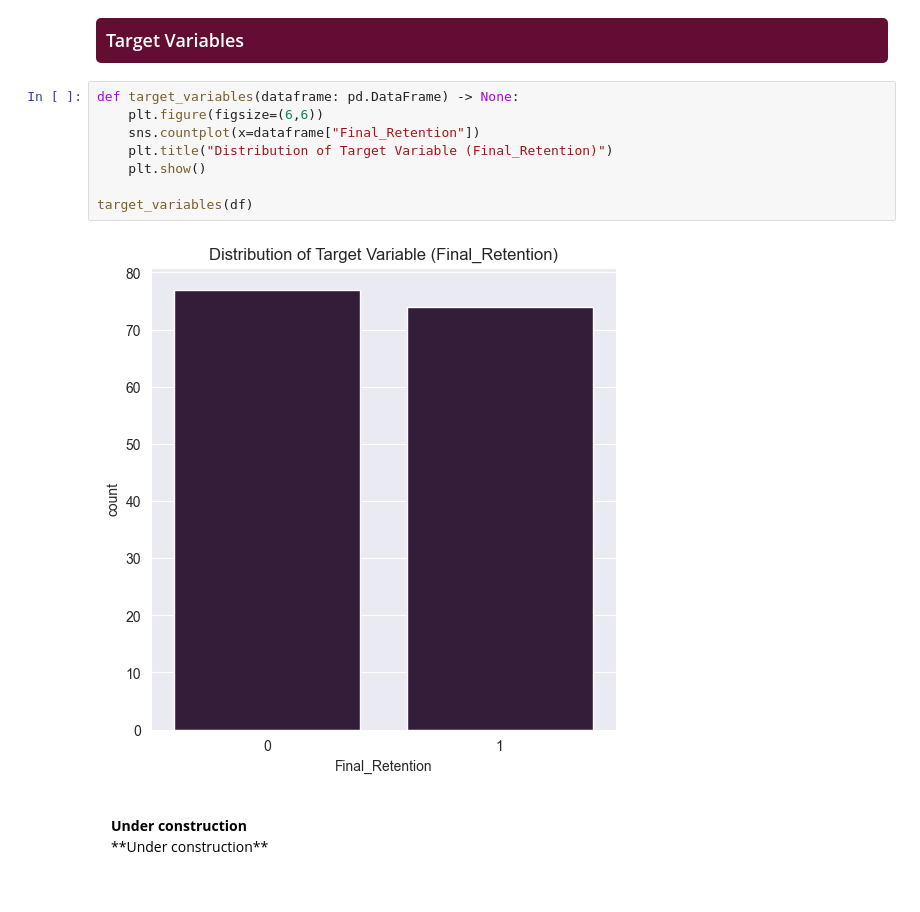
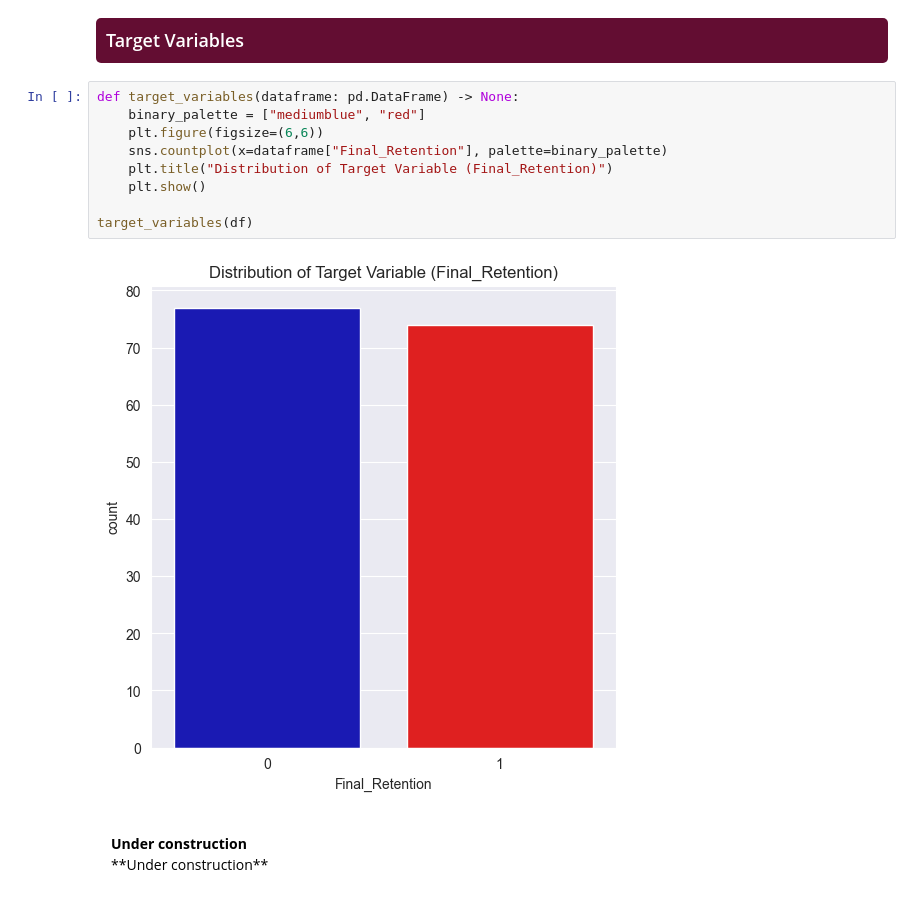
Before and after one commit to Keneseb/Uni_student_club_student_elimination_predictor, a Jupyter notebook: ellimination_predictor.ipynb, the cells around one changed output. Saved outputs shown, nothing was run; the diff lists cells and outputs as text.

Commit message:
feat: palette updated

```diff
--- a/ellimination_predictor.ipynb
+++ b/ellimination_predictor.ipynb
@@ -122,14 +122,15 @@ dtype: int64
 <h3 style="background-color: #630d32; color: white; padding: 10px; border-radius: 5px; margin-top: 0;">Target Variables</h3>
 # %%
 def target_variables(dataframe: pd.DataFrame) -> None:
+    binary_palette = ["mediumblue", "red"]
     plt.figure(figsize=(6,6))
-    sns.countplot(x=dataframe["Final_Retention"])
+    sns.countplot(x=dataframe["Final_Retention"], palette=binary_palette)
     plt.title("Distribution of Target Variable (Final_Retention)")
     plt.show()
 
 target_variables(df)
 # %% [output]
-[figure, old version]
+[figure, new version]
 # %% [markdown]
 <div style="background-color: white; color: black; padding: 15px; border-radius: 5px;">
 <b> Under construction</b>
```
Also changed, not shown: parts of 1 cell of this notebook.
